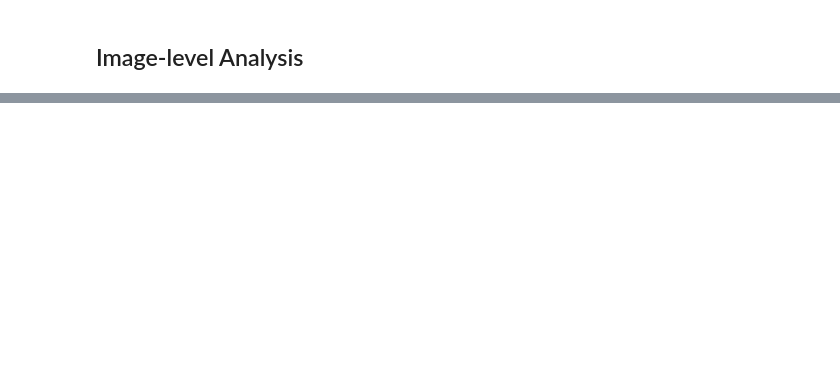
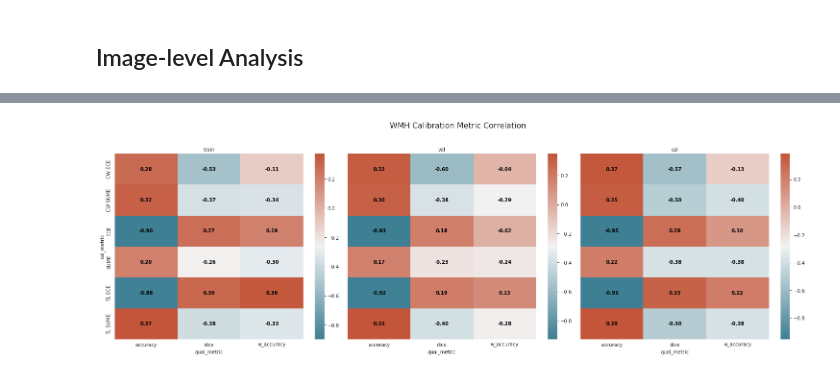
Before and after one commit to VictorButoi/ESE, a Jupyter notebook: notebooks/err_analysis/wmh_err.ipynb, the cells around one changed output, grey strips where cells are left out. Drawn from its saved outputs; the diff is of its cells as text; code cells hidden in the pictures; blank space fills up the shorter version.

```diff
--- a/notebooks/err_analysis/wmh_err.ipynb
+++ b/notebooks/err_analysis/wmh_err.ipynb
@@ -109,10 +142,10 @@ g.fig.tight_layout()
 # %%
 from ese.experiment.analysis.err_diagrams import viz_cal_metric_corr
 
 viz_cal_metric_corr(
-    image_info_df,
+    unique_image_df,
     title="WMH Calibration Metric Correlation",
-    x="cal_metric",
-    hue="eval_metric",
-    col="split",
+    height=7
     )
+# %% [output]
+[figure, added]
```
Also changed, not shown: parts of 14 cells of this notebook, 1 other file.
